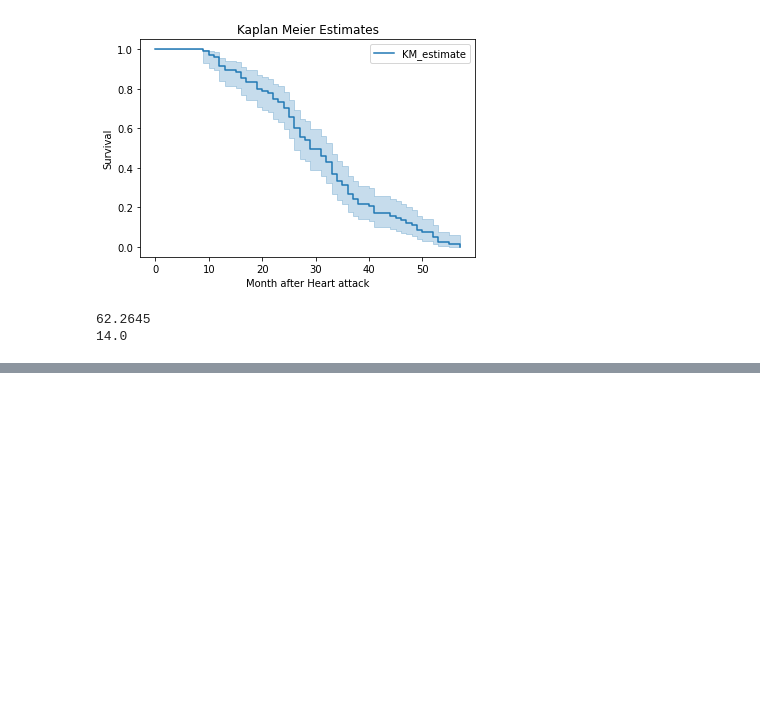
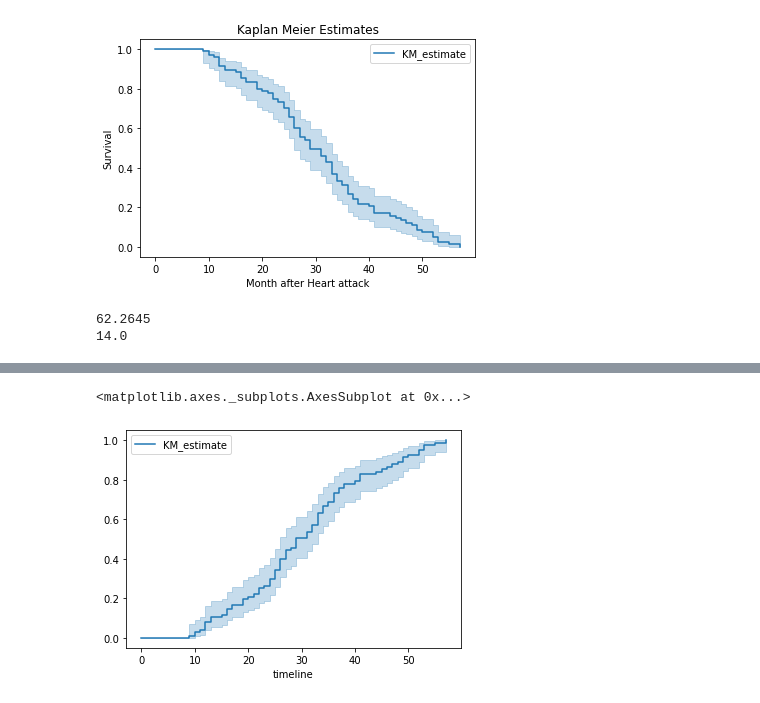
Before and after one commit to vettrivikas/Survival_Analysis, a Jupyter notebook: Survival_analysis using heart_attack _dataset.ipynb, the cells around one changed output, grey strips where cells are left out. Cells and saved outputs as stored; diff of their text form; code cells hidden in the pictures; blank space fills up the shorter version.

```diff
--- a/Survival_analysis using heart_attack _dataset.ipynb
+++ b/Survival_analysis using heart_attack _dataset.ipynb
@@ -148,0 +176,5 @@ print(statistics.median(df['wallmotion-score']))
+# %%
+kmf.plot_cumulative_density()
+# %% [output]
+<matplotlib.axes._subplots.AxesSubplot at 0x...>
+[figure, added]
```
Also changed, not shown: parts of 10 cells of this notebook.
